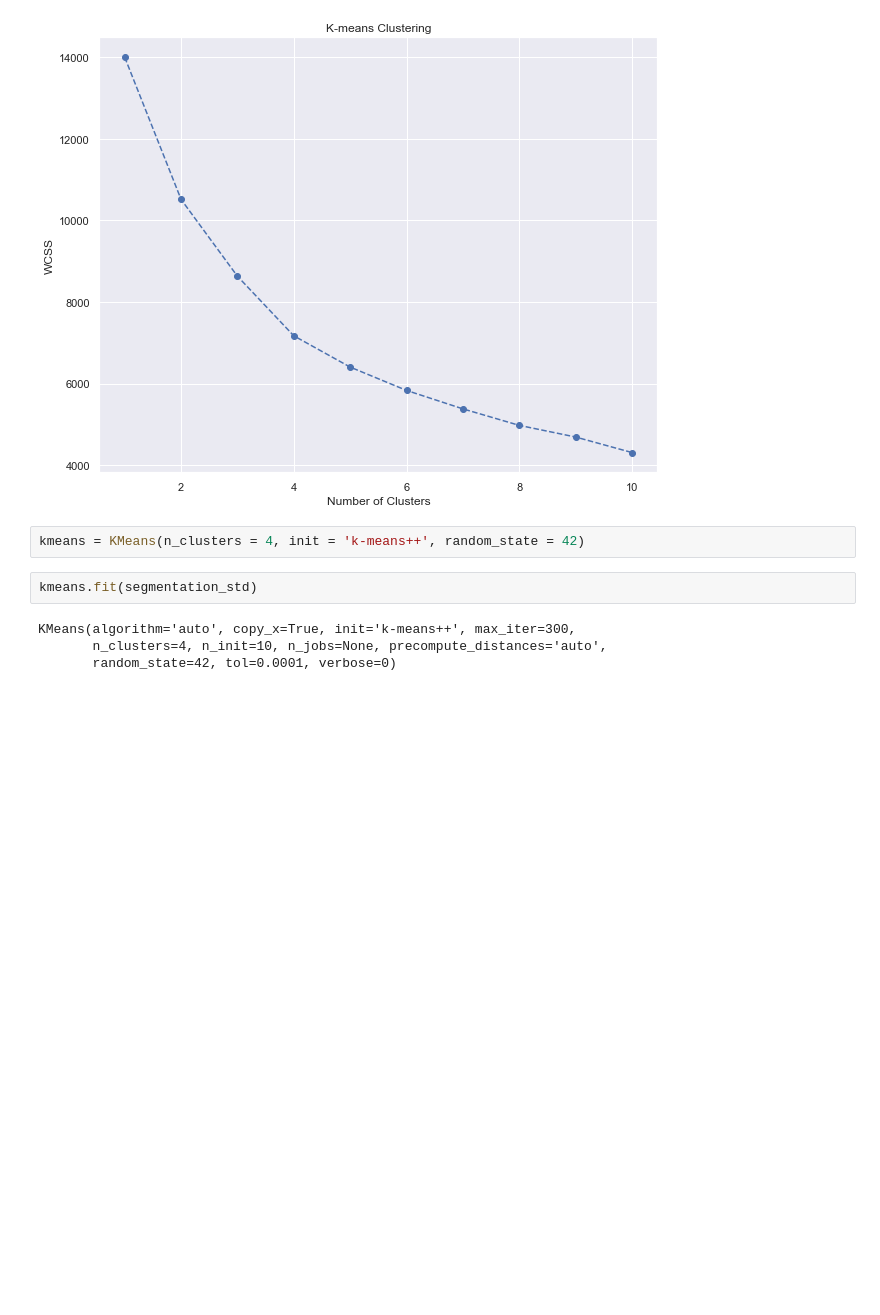
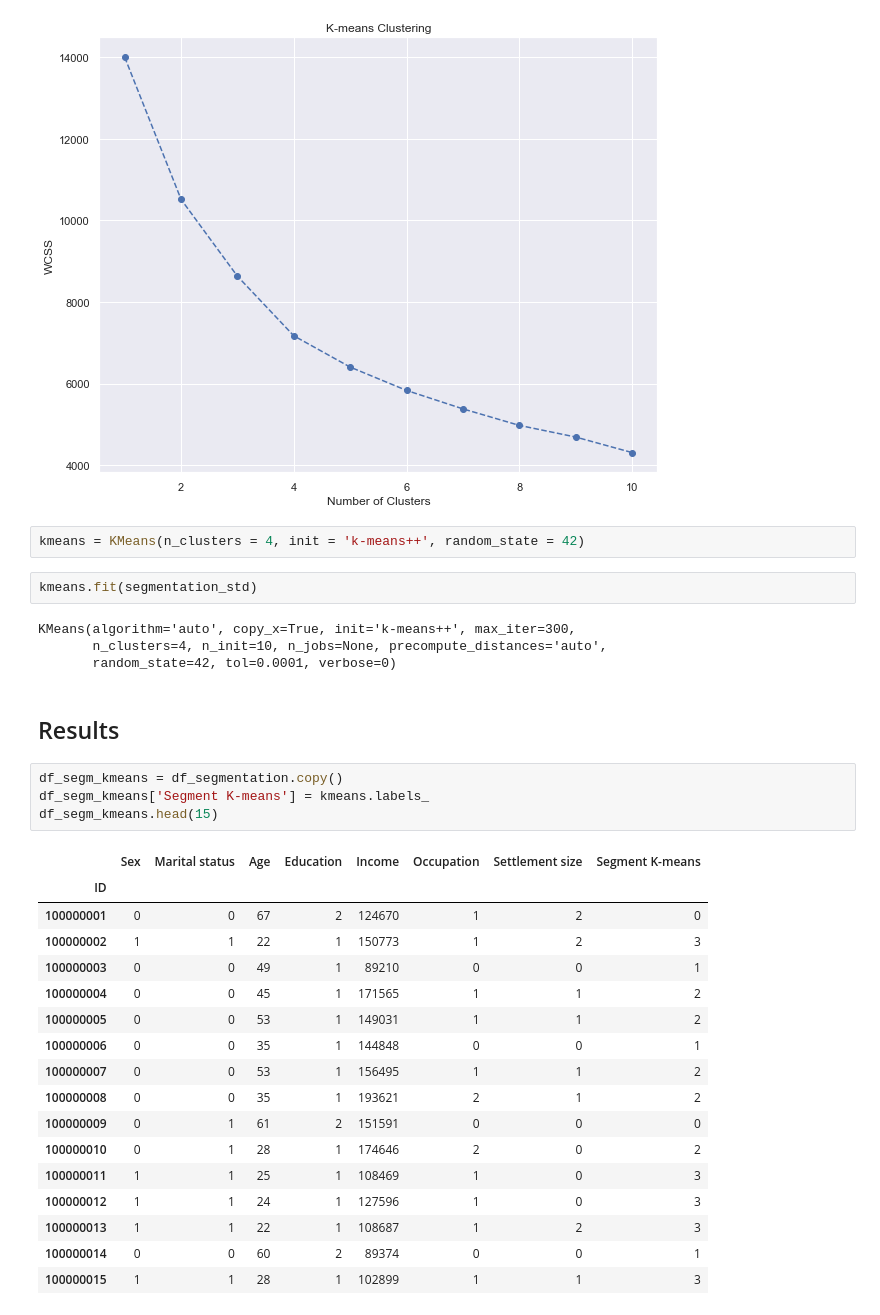
Before and after one commit to MohamedSalihDev/Customer_Segmentation_1, a Jupyter notebook: Segmentation_Project_1.ipynb, the cells around one changed output. Cells and saved outputs as stored; diff of their text form; blank space fills up the shorter version.

```diff
--- a/Segmentation_Project_1.ipynb
+++ b/Segmentation_Project_1.ipynb
@@ -129,3 +129,27 @@ kmeans.fit(segmentation_std)
 KMeans(algorithm='auto', copy_x=True, init='k-means++', max_iter=300,
        n_clusters=4, n_init=10, n_jobs=None, precompute_distances='auto',
        random_state=42, tol=0.0001, verbose=0)
+# %% [markdown]
+## Results
+# %%
+df_segm_kmeans = df_segmentation.copy()
+df_segm_kmeans['Segment K-means'] = kmeans.labels_
+df_segm_kmeans.head(15)
+# %% [output]
+|  | Sex | Marital status | Age | Education | Income | Occupation | Settlement size | Segment K-means |
+| ID |  |  |  |  |  |  |  |  |
+| 100000001 | 0 | 0 | 67 | 2 | 124670 | 1 | 2 | 0 |
+| 100000002 | 1 | 1 | 22 | 1 | 150773 | 1 | 2 | 3 |
+| 100000003 | 0 | 0 | 49 | 1 | 89210 | 0 | 0 | 1 |
+| 100000004 | 0 | 0 | 45 | 1 | 171565 | 1 | 1 | 2 |
+| 100000005 | 0 | 0 | 53 | 1 | 149031 | 1 | 1 | 2 |
+| 100000006 | 0 | 0 | 35 | 1 | 144848 | 0 | 0 | 1 |
+| 100000007 | 0 | 0 | 53 | 1 | 156495 | 1 | 1 | 2 |
+| 100000008 | 0 | 0 | 35 | 1 | 193621 | 2 | 1 | 2 |
+| 100000009 | 0 | 1 | 61 | 2 | 151591 | 0 | 0 | 0 |
+| 100000010 | 0 | 1 | 28 | 1 | 174646 | 2 | 0 | 2 |
+| 100000011 | 1 | 1 | 25 | 1 | 108469 | 1 | 0 | 3 |
+| 100000012 | 1 | 1 | 24 | 1 | 127596 | 1 | 0 | 3 |
+| 100000013 | 1 | 1 | 22 | 1 | 108687 | 1 | 2 | 3 |
+| 100000014 | 0 | 0 | 60 | 2 | 89374 | 0 | 0 | 1 |
+| 100000015 | 1 | 1 | 28 | 1 | 102899 | 1 | 1 | 3 |
```
Also changed, not shown: parts of 3 cells of this notebook.
